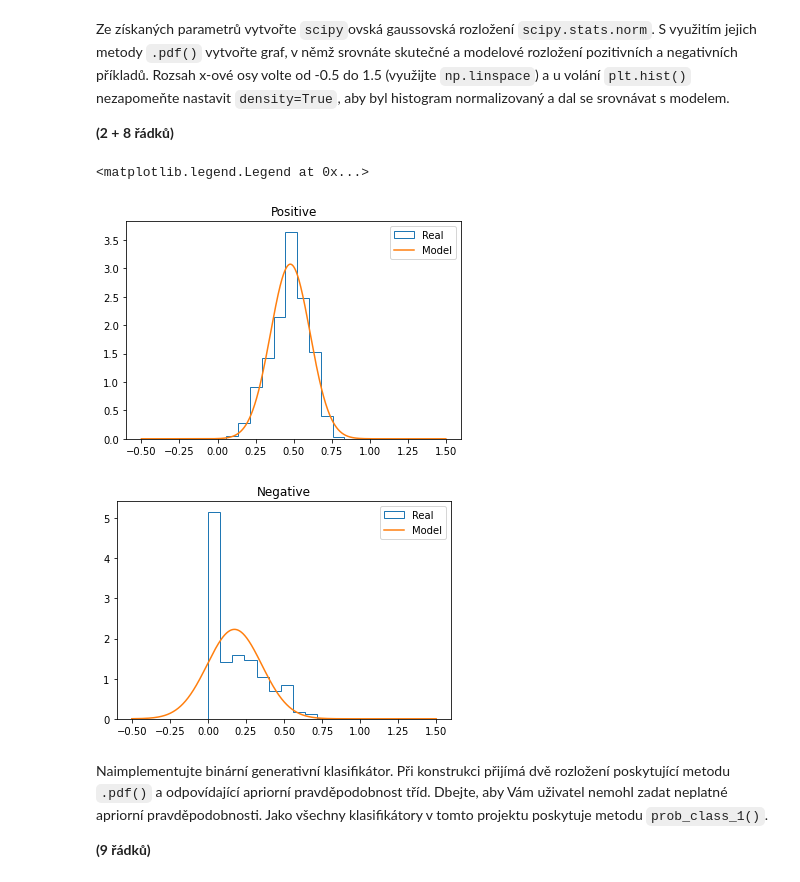
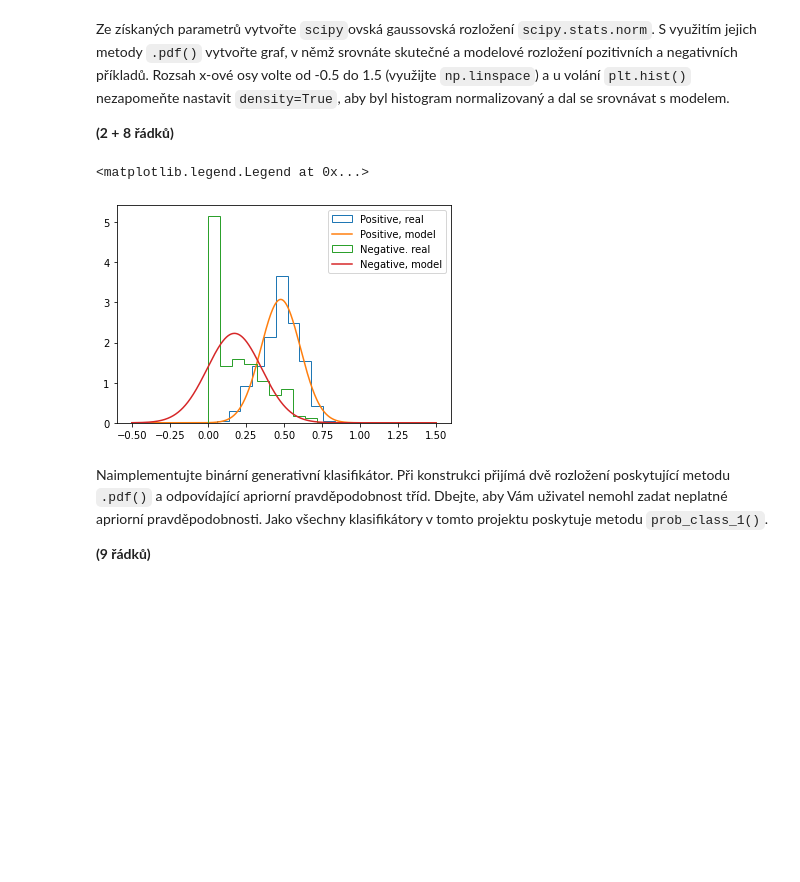
Before and after one commit to arconatt/SUI-machine_learning, a Jupyter notebook: zadani.ipynb, the cells around one changed output. Saved outputs shown, nothing was run; the diff lists cells and outputs as text; code cells hidden in the pictures; blank space fills up the shorter version.

```diff
--- a/zadani.ipynb
+++ b/zadani.ipynb
@@ -144,25 +144,17 @@ Rozsah x-ové osy volte od -0.5 do 1.5 (využijte `np.linspace`) a u volání `p
 
 **(2 + 8 řádků)**
 # %%
-x_pos = np.linspace(-0.5, 1.5, np.size(train_dataset.pos[:, FOI]))
-pdf_pos = scipy.stats.norm.pdf(x_pos, loc=mu_pos, scale=std_pos)
-plt.figure()
-plt.title('Positive')
-plt.hist(train_dataset.pos[:, FOI], histtype='step', label='Real', density=True)
-plt.plot(x_pos, pdf_pos, label='Model')
+x_size = np.linspace(-0.5, 1.5, 1000)
+pdf_pos = scipy.stats.norm.pdf(x_size, loc=mu_pos, scale=std_pos)
+pdf_neg = scipy.stats.norm.pdf(x_size, loc=mu_neg, scale=std_neg)
+plt.hist(train_dataset.pos[:, FOI], histtype='step', label='Positive, real', density=True)
+plt.plot(x_size, pdf_pos, label='Positive, model')
+plt.hist(train_dataset.neg[:, FOI], histtype='step', label='Negative. real', density=True)
+plt.plot(x_size, pdf_neg, label='Negative, model')
 plt.legend()
-
-x_neg = np.linspace(-0.5, 1.5, np.size(train_dataset.neg[:, FOI]))
-pdf_neg = scipy.stats.norm.pdf(x_neg, loc=mu_neg, scale=std_neg)
-plt.figure()
-plt.title('Negative')
-plt.hist(train_dataset.neg[:, FOI], histtype='step', label='Real', density=True)
-plt.plot(x_neg, pdf_neg, label='Model')
-plt.legend()
 # %% [output]
 <matplotlib.legend.Legend at 0x...>
-[figure, old version]
+[figure, new version]
-[figure, removed]
 # %% [markdown]
 Naimplementujte binární generativní klasifikátor.
 Při konstrukci přijímá dvě rozložení poskytující metodu `.pdf()` a odpovídající apriorní pravděpodobnost tříd.
```
Also changed, not shown: parts of 2 cells of this notebook.
